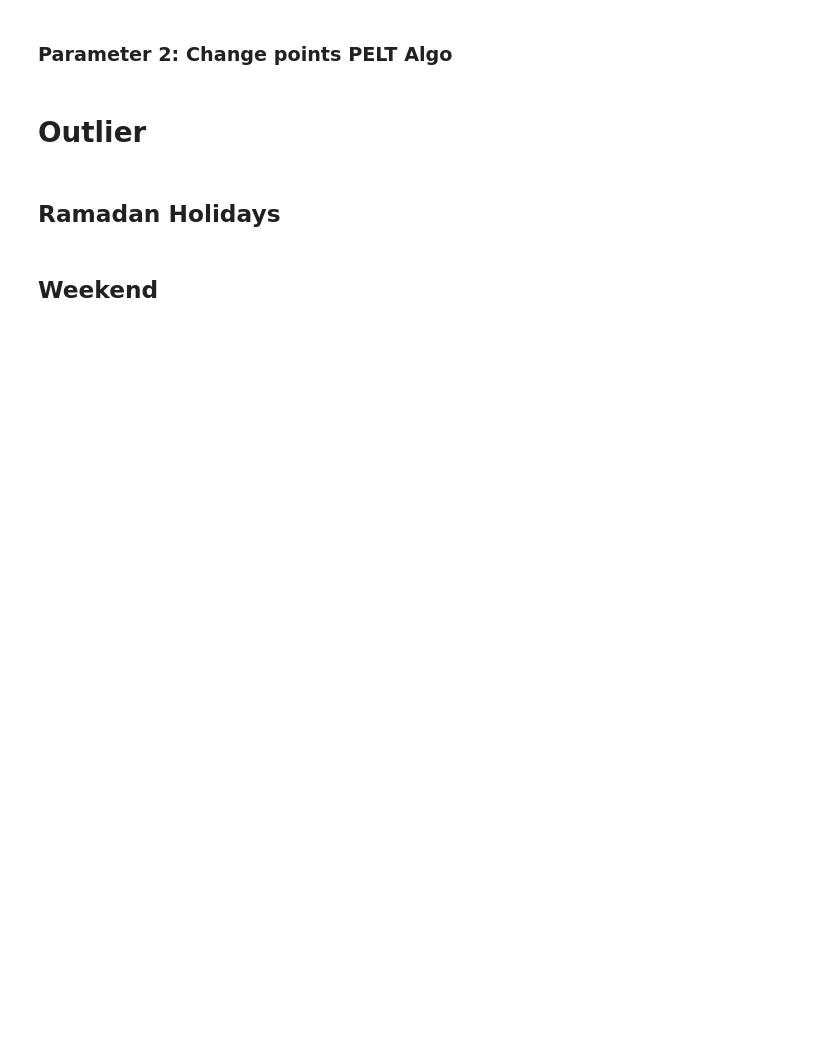
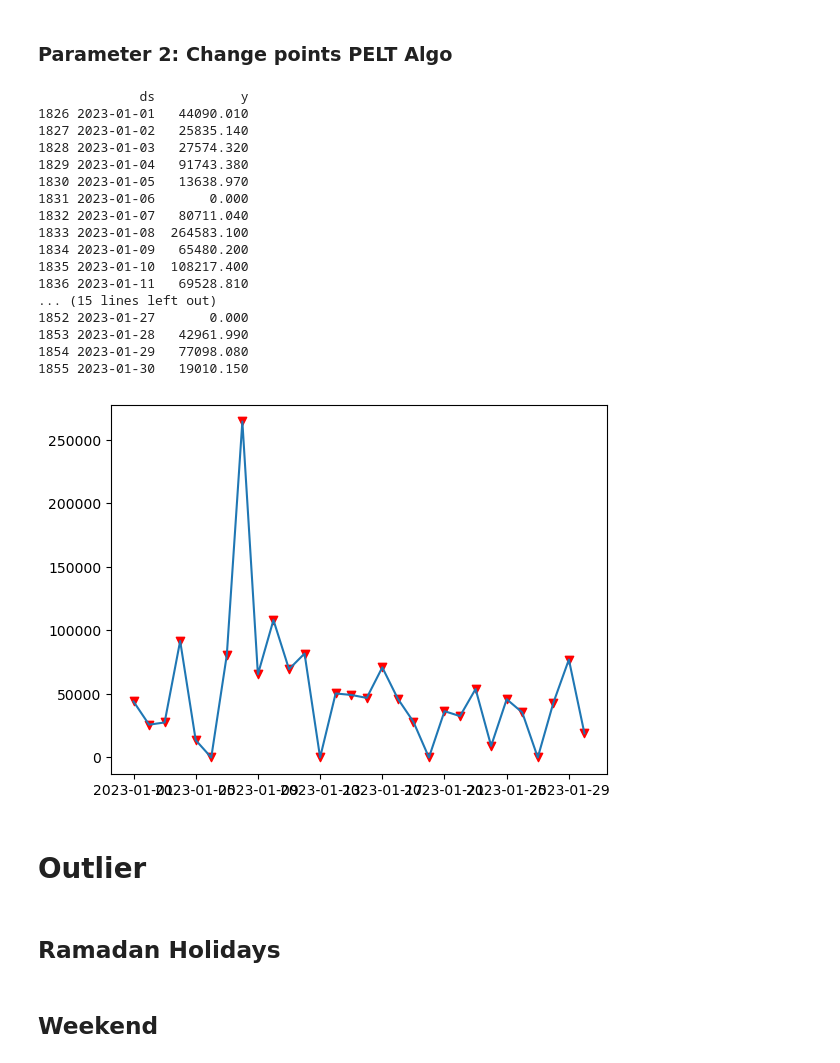
Before and after one commit to Ajazahmad94/DemandForecasting, a Jupyter notebook: models/prophetmodel.ipynb, the cells around one changed output. Drawn from its saved outputs; the diff is of its cells as text; code cells hidden in the pictures; blank space fills up the shorter version.

```diff
--- a/models/prophetmodel.ipynb
+++ b/models/prophetmodel.ipynb
@@ -53,6 +78,22 @@ df = pd.read_csv('/home/ajaz/DemandForecasting/Data/data.csv')
 data = df.rename(columns={'TransactionDate': 'ds', 'GroupCostPrice': 'y'})
 data = data[['ds', 'y']]
 data['ds']=pd.to_datetime(data['ds'])
+
+# covid starting date
+covid_start_date = '2020-03-02'
+covid_end_date = '2020-06-21'
+
+# filter the data frame before covid
+
+data = data[data['ds'].dt.year ==2023]
+
+#Get the first date of the data
+start_date = pd.to_datetime( data['ds'].iloc[0])
+#Get the last date of the data
+end_date = pd.to_datetime( data['ds'].iloc[-1])
+
+first_30Days = data.iloc[0:30]
+
 #data.head(2)
 # %% [markdown]
 ### Parameter  Growth
@@ -97,23 +234,48 @@ def calculate_penalty(data, sensitivity, cal=[6, 3, 1.5]):
 # %%
 peltdata = data['y'].values
 # You can choose between "l1" and "l2" cost functions
-model = "l1"
 
-algo = rpt.Pelt(model=model, min_size=1, jump=1).fit(peltdata)
-penalty= calculate_penalty(peltdata, "Medium")
+
+algo = rpt.Pelt(model=pltModelType, min_size=1, jump=1).fit(peltdata)
+penalty= calculate_penalty(peltdata, PenaltySensitivity)
 result = algo.predict(pen=3)
 
 changepointDates=[]
 for index in result:
     a=data.iloc[index-1]['ds']
     changepointDates.append(a)
 
 changepointDates=pd.DataFrame(changepointDates, columns=['ds'])
 changepointDates['ds'] = pd.to_datetime(changepointDates['ds'])
 
 changepoints=changepointDates['ds']
+daysInChangepoints=first_30Days.loc[first_30Days['ds'].isin(changepoints)]
+
+plt.plot(first_30Days['ds'],first_30Days['y'] )
+plt.scatter(daysInChangepoints['ds'],daysInChangepoints['y'], marker='v', color='r')
+
+print (daysInChangepoints)
 #holidays=holidays
 #changepointDates.head(2)
+# %% [output]
+             ds           y
+1826 2023-01-01   44090.010
+1827 2023-01-02   25835.140
+1828 2023-01-03   27574.320
+1829 2023-01-04   91743.380
+1830 2023-01-05   13638.970
+1831 2023-01-06       0.000
+1832 2023-01-07   80711.040
+1833 2023-01-08  264583.100
+1834 2023-01-09   65480.200
+1835 2023-01-10  108217.400
+1836 2023-01-11   69528.810
+... (15 lines left out)
+1852 2023-01-27       0.000
+1853 2023-01-28   42961.990
+1854 2023-01-29   77098.080
+1855 2023-01-30   19010.150
+[figure, added]
 # %% [markdown]
 # Outlier
 # %%
```
Also changed, not shown: parts of 16 cells of this notebook, 3 other files.
